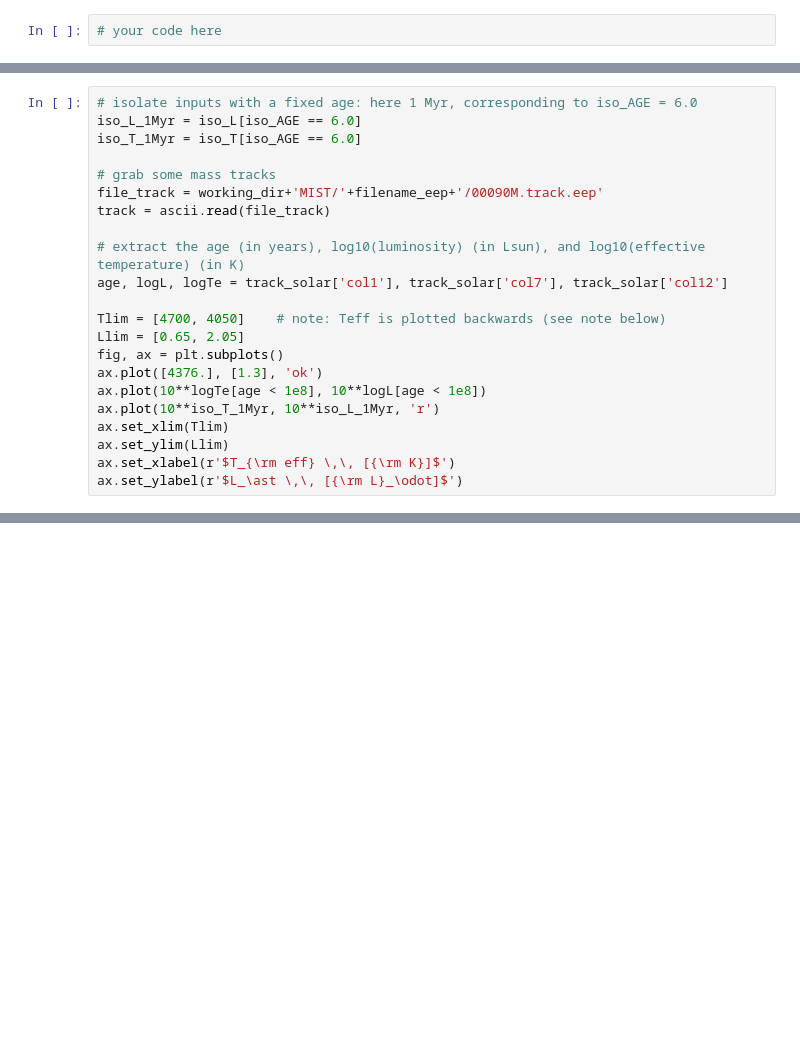
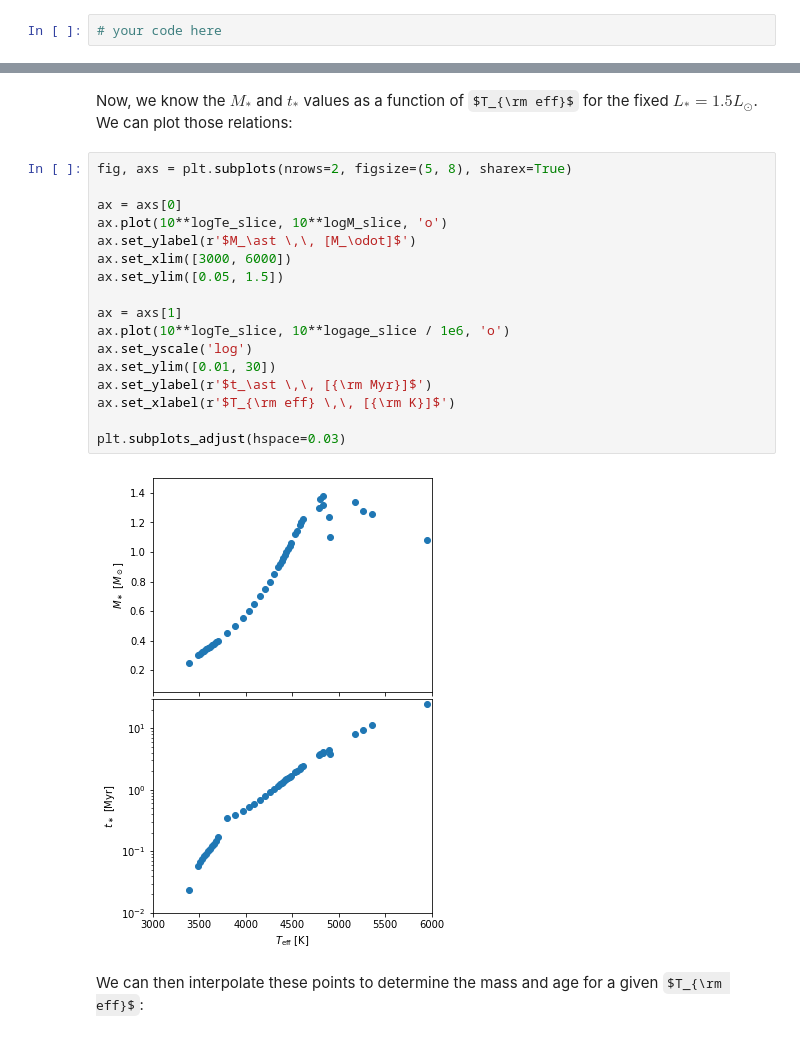
Before and after one commit to seanandrews/dyn-masses, a Jupyter notebook: notebooks/The HR Diagram.ipynb, the cells around one changed output, grey strips where cells are left out. Cells and saved outputs as stored; diff of their text form; some formulas as TeX source; blank space fills up the shorter version.

```diff
--- a/notebooks/The HR Diagram.ipynb
+++ b/notebooks/The HR Diagram.ipynb
@@ -192,22 +193,0 @@ We will fold back in this exploration of uncertainties later.  For now, we want
-# %%
-# isolate inputs with a fixed age: here 1 Myr, corresponding to iso_AGE = 6.0
-iso_L_1Myr = iso_L[iso_AGE == 6.0]
-iso_T_1Myr = iso_T[iso_AGE == 6.0]
-
-# grab some mass tracks
-file_track = working_dir+'MIST/'+filename_eep+'/00090M.track.eep'
-track = ascii.read(file_track)
-
-# extract the age (in years), log10(luminosity) (in Lsun), and log10(effective temperature) (in K)
-age, logL, logTe = track_solar['col1'], track_solar['col7'], track_solar['col12']
-
-Tlim = [4700, 4050]    # note: Teff is plotted backwards (see note below)
-Llim = [0.65, 2.05]
-fig, ax = plt.subplots()
-ax.plot([4376.], [1.3], 'ok')
-ax.plot(10**logTe[age < 1e8], 10**logL[age < 1e8])
-ax.plot(10**iso_T_1Myr, 10**iso_L_1Myr, 'r')
-ax.set_xlim(Tlim)
-ax.set_ylim(Llim)
-ax.set_xlabel(r'$T_{\rm eff} \,\, [{\rm K}]$')
-ax.set_ylabel(r'$L_\ast \,\, [{\rm L}_\odot]$')
@@ -216,0 +235,23 @@ Text(0, 0.5, '$L_\\ast \\,\\, [{\\rm L}_\\odot]$')
+# %% [markdown]
+Now, we know the $M_\ast$ and $t_\ast$ values as a function of $T_{\rm eff}$ for the fixed $L_\ast = 1.5 L_\odot$.  We can plot those relations:
+# %%
+fig, axs = plt.subplots(nrows=2, figsize=(5, 8), sharex=True)
+
+ax = axs[0]
+ax.plot(10**logTe_slice, 10**logM_slice, 'o')
+ax.set_ylabel(r'$M_\ast \,\, [M_\odot]$')
+ax.set_xlim([3000, 6000])
+ax.set_ylim([0.05, 1.5])
+
+ax = axs[1]
+ax.plot(10**logTe_slice, 10**logage_slice / 1e6, 'o')
+ax.set_yscale('log')
+ax.set_ylim([0.01, 30])
+ax.set_ylabel(r'$t_\ast \,\, [{\rm Myr}]$')
+ax.set_xlabel(r'$T_{\rm eff} \,\, [{\rm K}]$')
+
+plt.subplots_adjust(hspace=0.03)
+# %% [output]
+[figure, added]
+# %% [markdown]
+We can then interpolate these points to determine the mass and age for a given $T_{\rm eff}$:
```
Also changed, not shown: parts of 10 cells of this notebook.
